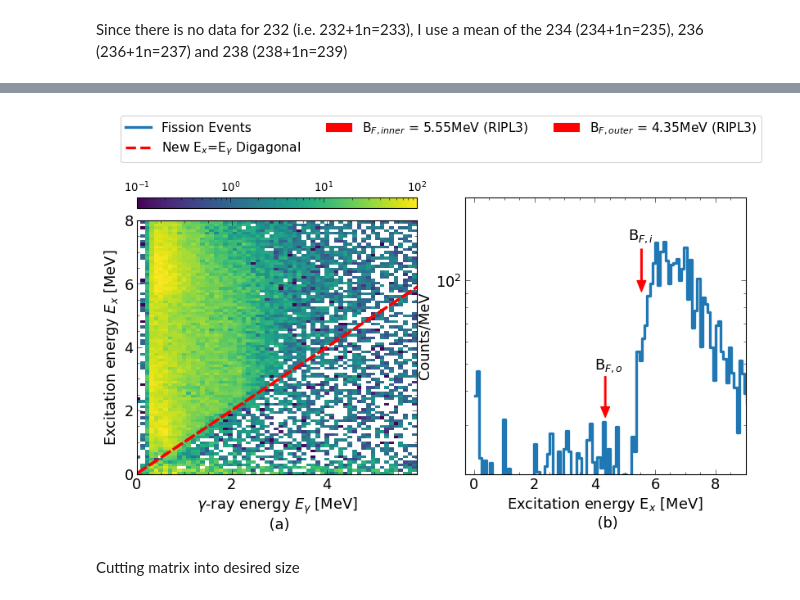
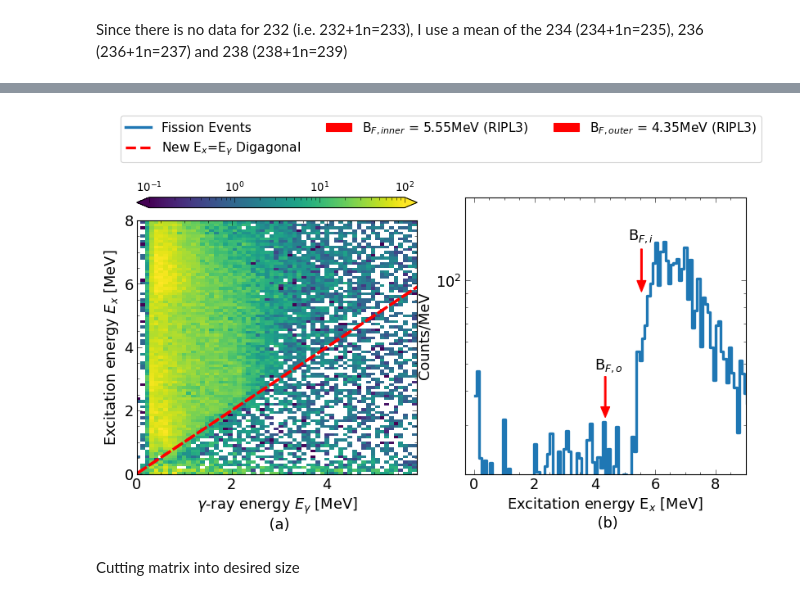
Before and after one commit to tellefs/MasterThesis, a Jupyter notebook: analysis/OMPy/osloMethod_U233_aa.ipynb, the cells around one changed output, grey strips where cells are left out. Cells and saved outputs as stored; diff of their text form; code cells hidden in the pictures.

```diff
--- a/analysis/OMPy/osloMethod_U233_aa.ipynb
+++ b/analysis/OMPy/osloMethod_U233_aa.ipynb
@@ -380,35 +380,35 @@ ax1.set_xlabel('$\gamma$-ray energy $E_\gamma$ [MeV]\n (a)')
 ax1.set_ylabel('Excitation energy $E_x$ [MeV]')
 ax1.plot(Eg, Eg, "r--", label="E_x = E_g");
 ax1.set_xlim(0,5.9)
 ax1.set_xticks([0,2,4])
 
-cb = fig.colorbar(im[0], cax=ax4, orientation='horizontal')
+cb = fig.colorbar(im[0], cax=ax4, orientation='horizontal', extend='both')
 cb.ax.xaxis.set_ticks_position("top")
 ax4.tick_params(axis='both', which='major', labelsize=12)
 
 
 #plot projection
 raw_plot_big_fiss.plot_projection('Ex', Emin=0, Emax=8, kind="step", ax=ax2, label='Fission Events');
 ax2.set_ylabel('Counts/MeV')
 ax2.set_xlabel('Excitation energy E$_x$ [MeV]\n (b)')
 ax2.arrow(x=5.55, y=1e2+30, dx=0, dy=-30, width=0.05, head_width=.3, head_length=9, color='r', label="B$_{F, inner}$ = $5.55$MeV (RIPL3)")
 ax2.arrow(x=4.35, y=3.5e1+10, dx=0, dy=-10, width=0.05, head_width=.3, head_length=3, color='r', label="B$_{F, outer}$ = $4.35$MeV (RIPL3)")
 ax2.text(5.1, 1.4e2, "B$_{F, i}$")
 ax2.text(4, 4.8e1, "B$_{F, o}$")
 ax2.set_yscale('log')
 ax2.set_ylim(2e1, 2e2)
 ax2.set_xlim(-0.3, 9)
 ax2.plot(0,0,'--', color='red', label='New E$_x$=E$_\gamma$ Digagonal')
 
 ax2.yaxis.set_minor_formatter(NullFormatter())
 h, l = ax2.get_legend_handles_labels()
 ax3.set_yticks([])
 ax3.set_xticks([])
 ax3.legend(h, l, ncol=3, fontsize=14, frameon=True, facecolor='white', framealpha=.9, loc='center')
 ax3.axis('off')
 fig.savefig(plot_path+'raw_calibrated')
 # %% [output]
-[figure, old version]
+[figure, new version]
 # %% [markdown]
 Cutting matrix into desired size
 # %%
```
Also changed, not shown: parts of 6 cells of this notebook, 16 other files.
